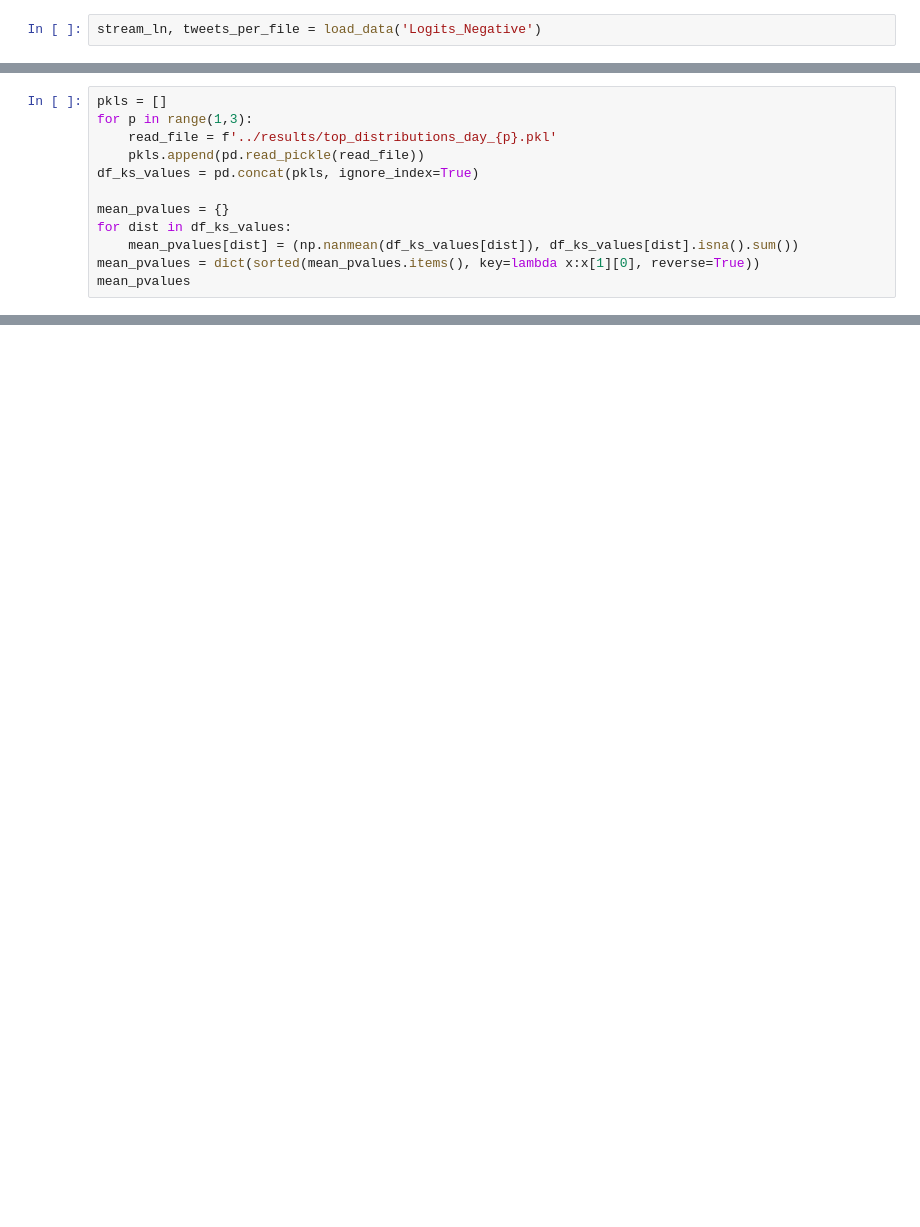
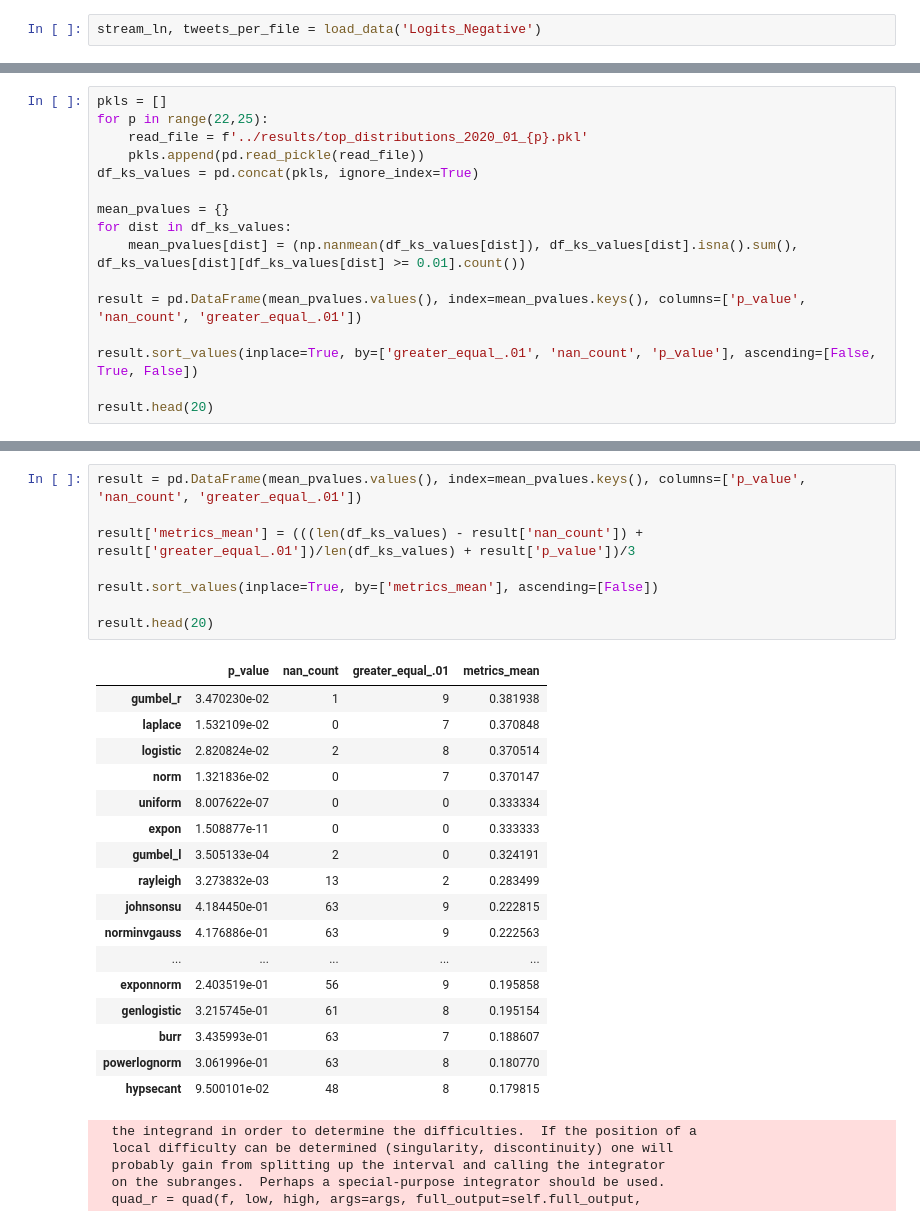
Before and after one commit to thalistdg/TCC, a Jupyter notebook: src/top_distributions.ipynb, the cells around one changed output, grey strips where cells are left out. Drawn from its saved outputs; the diff is of its cells as text; blank space fills up the shorter version.

Commit message:
change results name

```diff
--- a/src/top_distributions.ipynb
+++ b/src/top_distributions.ipynb
@@ -85,13 +95,17 @@ SKIPPED invgamma distribution (taking more than 30 seconds)
 # %%
 pkls = []
-for p in range(1,3):
-    read_file = f'../results/top_distributions_day_{p}.pkl'
+for p in range(22,25):
+    read_file = f'../results/top_distributions_2020_01_{p}.pkl'
     pkls.append(pd.read_pickle(read_file))
 df_ks_values = pd.concat(pkls, ignore_index=True)
 
 mean_pvalues = {}
 for dist in df_ks_values:
-    mean_pvalues[dist] = (np.nanmean(df_ks_values[dist]), df_ks_values[dist].isna().sum())
-mean_pvalues = dict(sorted(mean_pvalues.items(), key=lambda x:x[1][0], reverse=True))
-mean_pvalues
+    mean_pvalues[dist] = (np.nanmean(df_ks_values[dist]), df_ks_values[dist].isna().sum(), df_ks_values[dist][df_ks_values[dist] >= 0.01].count())
+
+result = pd.DataFrame(mean_pvalues.values(), index=mean_pvalues.keys(), columns=['p_value', 'nan_count', 'greater_equal_.01'])
+
+result.sort_values(inplace=True, by=['greater_equal_.01', 'nan_count', 'p_value'], ascending=[False, True, False])
+
+result.head(20)
 # %% [output]
@@ -114,0 +129,31 @@ mean_pvalues
+# %%
+result = pd.DataFrame(mean_pvalues.values(), index=mean_pvalues.keys(), columns=['p_value', 'nan_count', 'greater_equal_.01'])
+
+result['metrics_mean'] = (((len(df_ks_values) - result['nan_count']) + result['greater_equal_.01'])/len(df_ks_values) + result['p_value'])/3
+
+result.sort_values(inplace=True, by=['metrics_mean'], ascending=[False])
+
+result.head(20)
+# %% [output]
+|  | p_value | nan_count | greater_equal_.01 | metrics_mean |
+| gumbel_r | 3.470230e-02 | 1 | 9 | 0.381938 |
+| laplace | 1.532109e-02 | 0 | 7 | 0.370848 |
+| logistic | 2.820824e-02 | 2 | 8 | 0.370514 |
+| norm | 1.321836e-02 | 0 | 7 | 0.370147 |
+| uniform | 8.007622e-07 | 0 | 0 | 0.333334 |
+| expon | 1.508877e-11 | 0 | 0 | 0.333333 |
+| gumbel_l | 3.505133e-04 | 2 | 0 | 0.324191 |
+| rayleigh | 3.273832e-03 | 13 | 2 | 0.283499 |
+| johnsonsu | 4.184450e-01 | 63 | 9 | 0.222815 |
+| norminvgauss | 4.176886e-01 | 63 | 9 | 0.222563 |
+| ... | ... | ... | ... | ... |
+| exponnorm | 2.403519e-01 | 56 | 9 | 0.195858 |
+| genlogistic | 3.215745e-01 | 61 | 8 | 0.195154 |
+| burr | 3.435993e-01 | 63 | 7 | 0.188607 |
+| powerlognorm | 3.061996e-01 | 63 | 8 | 0.180770 |
+| hypsecant | 9.500101e-02 | 48 | 8 | 0.179815 |
+  the integrand in order to determine the difficulties.  If the position of a
+  local difficulty can be determined (singularity, discontinuity) one will
+  probably gain from splitting up the interval and calling the integrator
+  on the subranges.  Perhaps a special-purpose integrator should be used.
+  quad_r = quad(f, low, high, args=args, full_output=self.full_output,
```
Also changed, not shown: parts of 5 cells of this notebook, 4 other files.
